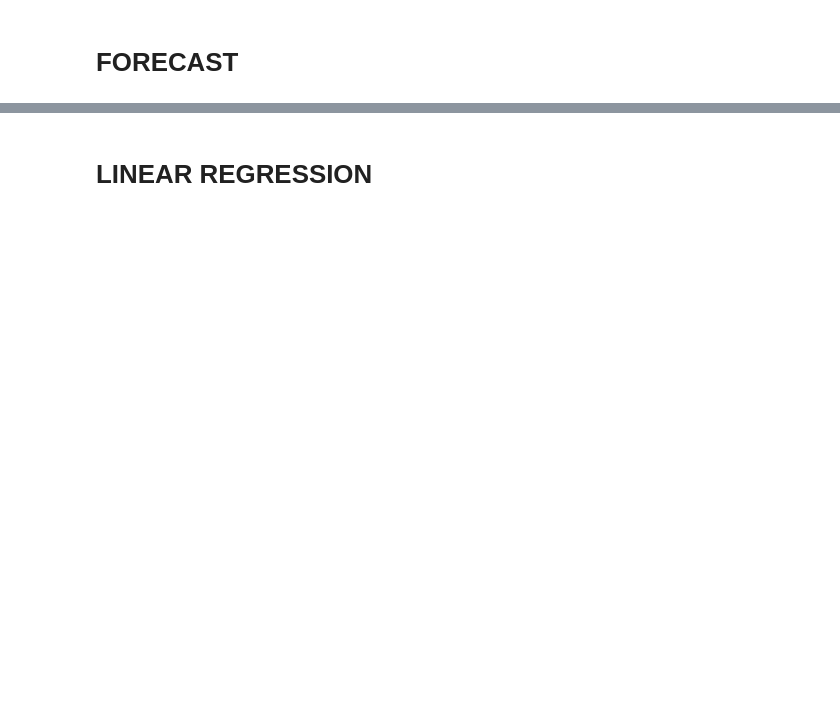
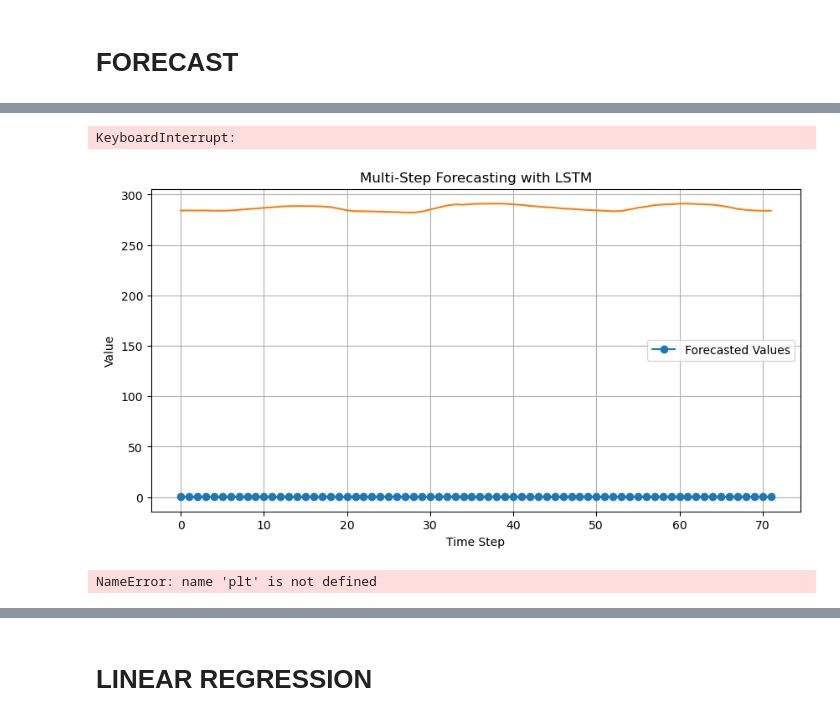
Before and after one commit to AlexaVT03/Project2-2, a Jupyter notebook: Project_2-2/Python/LSTM/LSTM.ipynb, the cells around one changed output, grey strips where cells are left out. Saved outputs shown, nothing was run; the diff lists cells and outputs as text; code cells hidden in the pictures; blank space fills up the shorter version.

```diff
--- a/Project_2-2/Python/LSTM/LSTM.ipynb
+++ b/Project_2-2/Python/LSTM/LSTM.ipynb
@@ -548,0 +398,16 @@ KeyboardInterrupt:
+# %%
+model = load_model('/Users/lpaggen/Documents/PROJECT 2-@/Project2-2/Project_2-2/Python/LSTM/models/ams')
+# %% [output]
+KeyboardInterrupt:
+# %%
+def multi_step_forecast(test_array, steps):
+    forecast_values = []
+    var_array = test_array # shift every iteration
+    forecast_tensor = np.expand_dims(test_array, axis=0)  # add dim to array if single feature
+    for i in range(steps):
+        y_forecast = model.predict(forecast_tensor, verbose = False)
+        forecast_values.append(y_forecast)
+        var_array = np.concatenate((var_array[1:], y_forecast), axis = 0)
+        forecast_tensor = np.expand_dims(var_array, axis = 0)
+    forecast = [i[0][0] for i in forecast_values]
+    return forecast
@@ -548,0 +416,24 @@ KeyboardInterrupt:
+# %%
+forecast_ams = forecast_df[(forecast_df['latitude'] == 52.25) & (forecast_df['longitude'] == 5.)]
+
+forecast = multi_step_forecast(X_test_tensor[-1], 72)
+
+forecast_df = pd.read_csv('/Users/lpaggen/Documents/DACS COURSES/Project2-2/Project_2-2/NL_data/forecast/forecast.csv')
+
+forecast_df.set_index('time', inplace = True, drop = True)
+forecast_ams = forecast_df[(forecast_df['latitude'] == 52.25) & (forecast_df['longitude'] == 5.)]
+
+Y_forecast = forecast_ams['t2m'][:72].values
+# %%
+# Plot the results
+plt.figure(figsize=(10, 5))
+plt.plot(forecast, label='Forecasted Values', marker='o')
+plt.plot(Y_forecast[:72])
+plt.title('Multi-Step Forecasting with LSTM')
+plt.xlabel('Time Step')
+plt.ylabel('Value')
+plt.legend()
+plt.grid(True)
+plt.show()
+# %% [output]
+[figure, added]
@@ -548,0 +446,12 @@ KeyboardInterrupt:
+# %%
+plt.figure(figsize = (12, 6))
+plt.plot(mega, label = "FORECAST")
+# plt.plot(Y_test.values)
+plt.plot(mega_real, label = "ACTUAL VALUES")
+plt.grid(True)
+plt.legend()
+plt.ylabel("Degrees (K)")
+plt.xlabel("time step")
+plt.title("LSTM Forecast 72 Hours in The Future")
+# %% [output]
+NameError: name 'plt' is not defined
```
Also changed, not shown: parts of 27 cells of this notebook.
